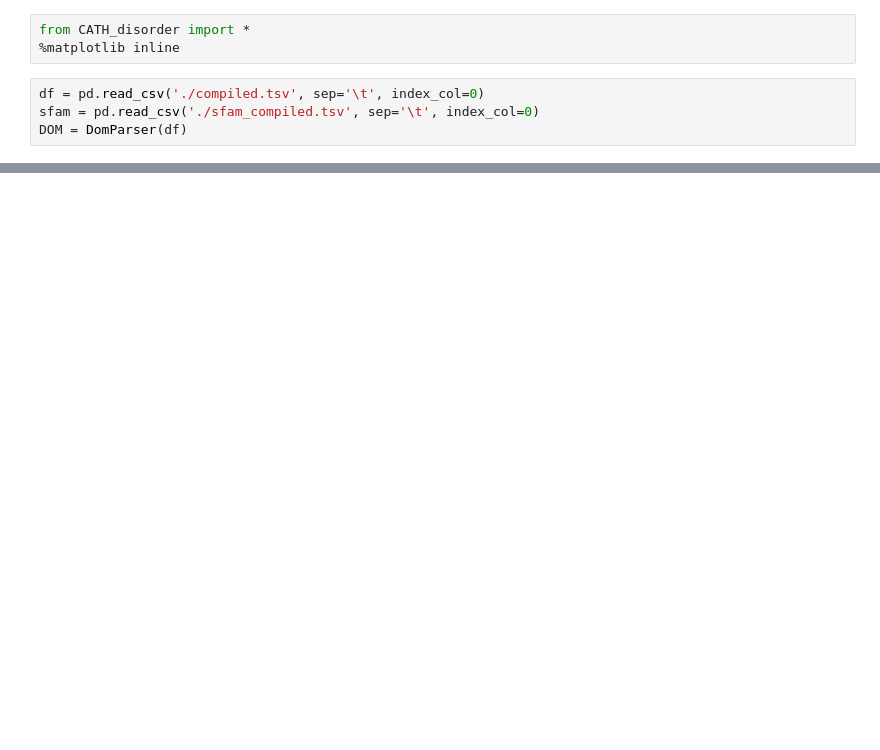
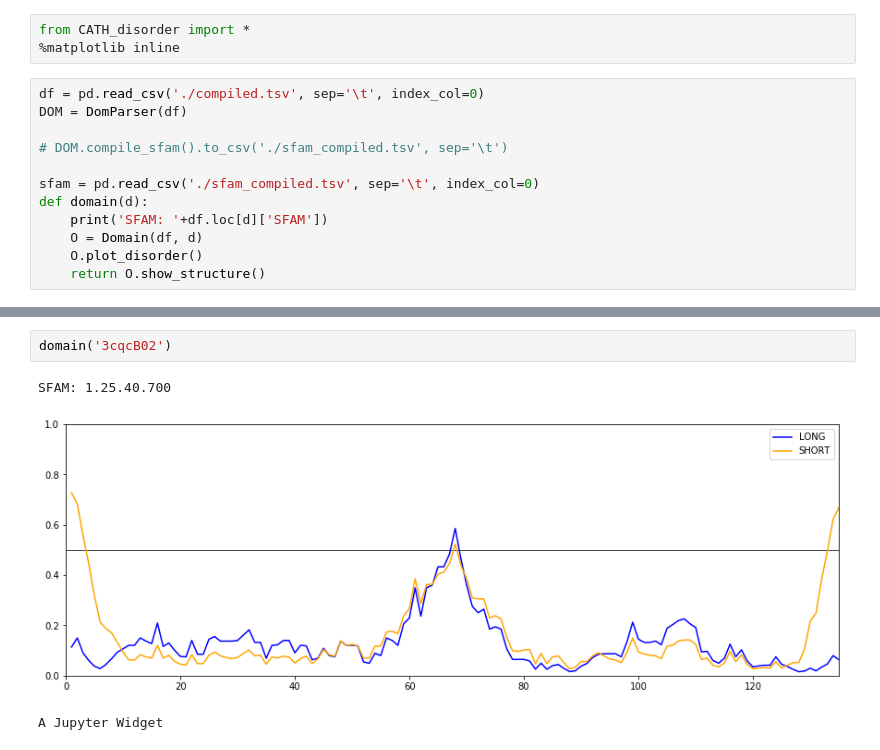
Before and after one commit to CATH-summer-2018/disorder, a Jupyter notebook: playground.ipynb, the cells around one changed output, grey strips where cells are left out. Cells and saved outputs as stored; diff of their text form; blank space fills up the shorter version.

```diff
--- a/playground.ipynb
+++ b/playground.ipynb
@@ -3,5 +3,13 @@ from CATH_disorder import *
 %matplotlib inline
 # %%
 df = pd.read_csv('./compiled.tsv', sep='\t', index_col=0)
+DOM = DomParser(df)
+
+# DOM.compile_sfam().to_csv('./sfam_compiled.tsv', sep='\t')
+
 sfam = pd.read_csv('./sfam_compiled.tsv', sep='\t', index_col=0)
-DOM = DomParser(df)
+def domain(d):
+    print('SFAM: '+df.loc[d]['SFAM'])
+    O = Domain(df, d)
+    O.plot_disorder()
+    return O.show_structure()
@@ -27,0 +20,6 @@ DOM.get_sfam('2.150.10.20')
+# %%
+domain('3cqcB02')
+# %% [output]
+SFAM: 1.25.40.700
+[figure, added]
+A Jupyter Widget
```
Also changed, not shown: parts of 12 cells of this notebook, 6 other files.
